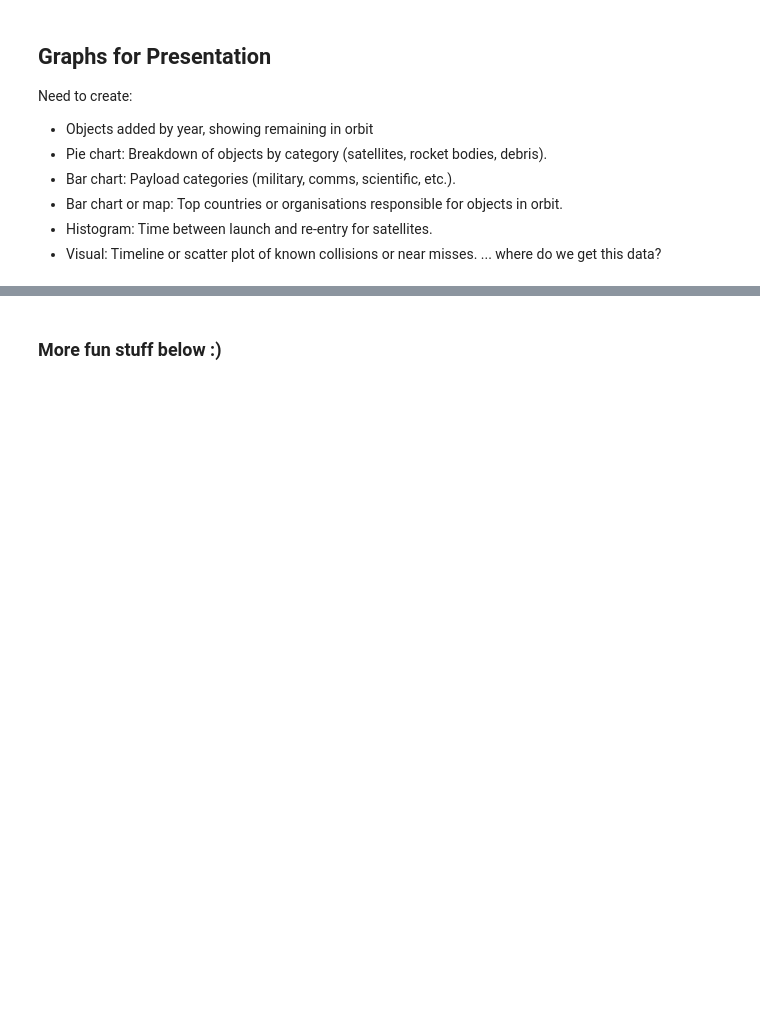
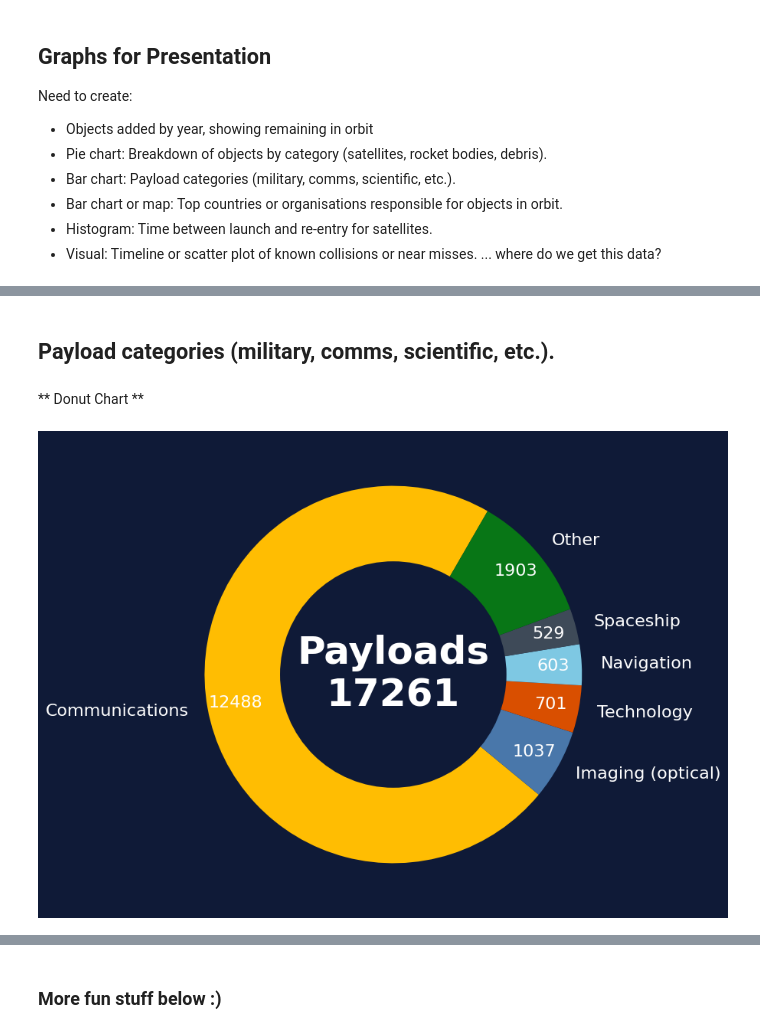
Before and after one commit to daemonchild/cardiffmet-dat5001-visualisation-of-data, a Jupyter notebook: assessment/pres1/2-dat5001-st20285213-tomrowan-pres1-create-graphs-vmversion.ipynb, the cells around one changed output, grey strips where cells are left out. Drawn from its saved outputs; the diff is of its cells as text; code cells hidden in the pictures; blank space fills up the shorter version.

```diff
--- a/assessment/pres1/2-dat5001-st20285213-tomrowan-pres1-create-graphs-vmversion.ipynb
+++ b/assessment/pres1/2-dat5001-st20285213-tomrowan-pres1-create-graphs-vmversion.ipynb
@@ -234,0 +233,6 @@ fig.show()
+# %%
+# Filter dataframe for satellites still in orbit
+sdf_in_orbit = sdf[sdf['In Orbit'] == True]
+
+# Filter for Type == 'P'
+sdf_payloads_in_orbit = sdf_in_orbit[sdf_in_orbit['Type'] == 'P']
@@ -234,0 +278,45 @@ fig.show()
+# %% [markdown]
+## Payload categories (military, comms, scientific, etc.).
+# %% [markdown]
+** Donut Chart **
+# %%
+# Count by Category Desc
+category_counts_orbit = sdf_payloads_in_orbit['Primary Category Desc'].value_counts()
+
+# Keep top 5 and combine the rest into "Other"
+top_n = 5
+top_categories = category_counts_orbit[:top_n]
+other_sum = category_counts_orbit[top_n:].sum()
+
+# Append "Other" if there are remaining categories
+if other_sum > 0:
+    top_categories['Other'] = other_sum
+
+# Create figure with darkBlue background
+fig, ax = plt.subplots(figsize=(8, 8), facecolor="#0F1A37")
+ax.set_facecolor("#0F1A37")
+
+# Donut chart
+wedges, texts, autotexts = ax.pie(
+    top_categories,
+    labels=top_categories.index,
+    autopct=lambda pct: f"{int(round(pct/100.*top_categories.sum()))}",  # show counts
+    startangle=60,
+    colors=foreground_colors[:len(top_categories)],
+    textprops={'color': 'white', 'fontsize': 16},
+    pctdistance=0.85,    # move counts outward
+    labeldistance=1.1    # move labels outward
+)
+ax.set_aspect('equal')
+
+# Make it a donut
+centre_circle = plt.Circle((0, 0), 0.60, fc="#0F1A37")
+fig.gca().add_artist(centre_circle)
+
+# Add centre annotation
+plt.text(0, 0, f"Payloads\n{top_categories.sum()}", ha='center', va='center',
+         color='white', fontsize=36, fontweight='bold')
+
+plt.show()
+# %% [output]
+[figure, new version]
```
Also changed, not shown: parts of 36 cells of this notebook, 12 other files.
